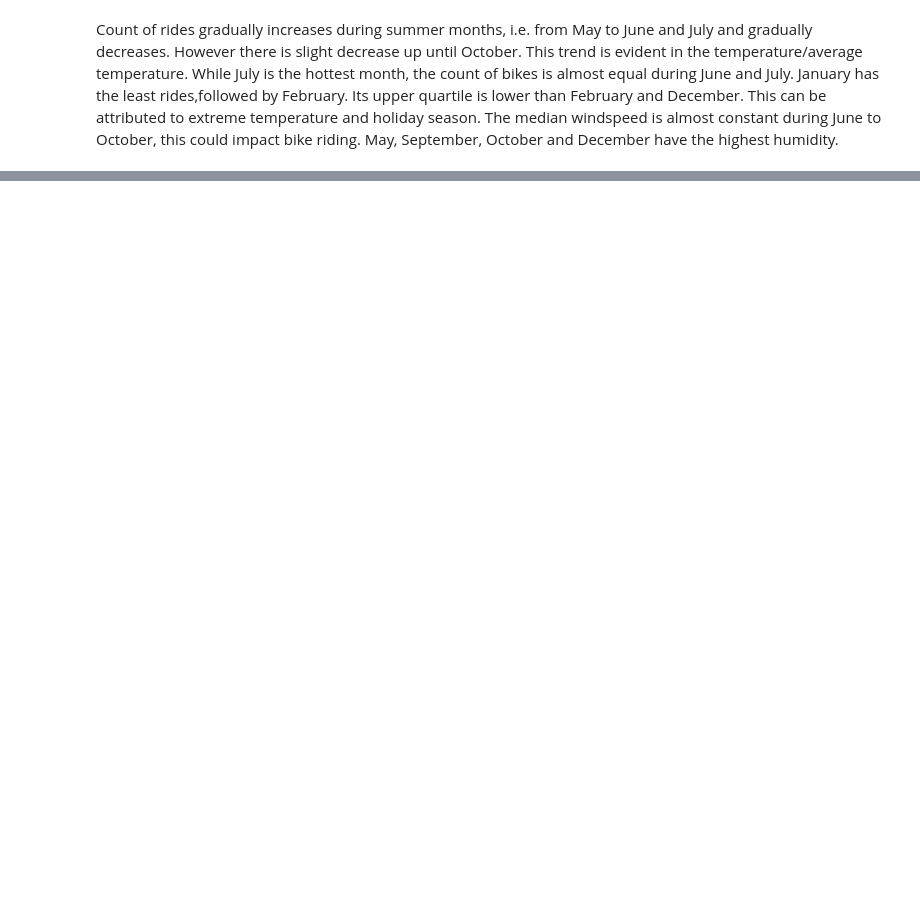
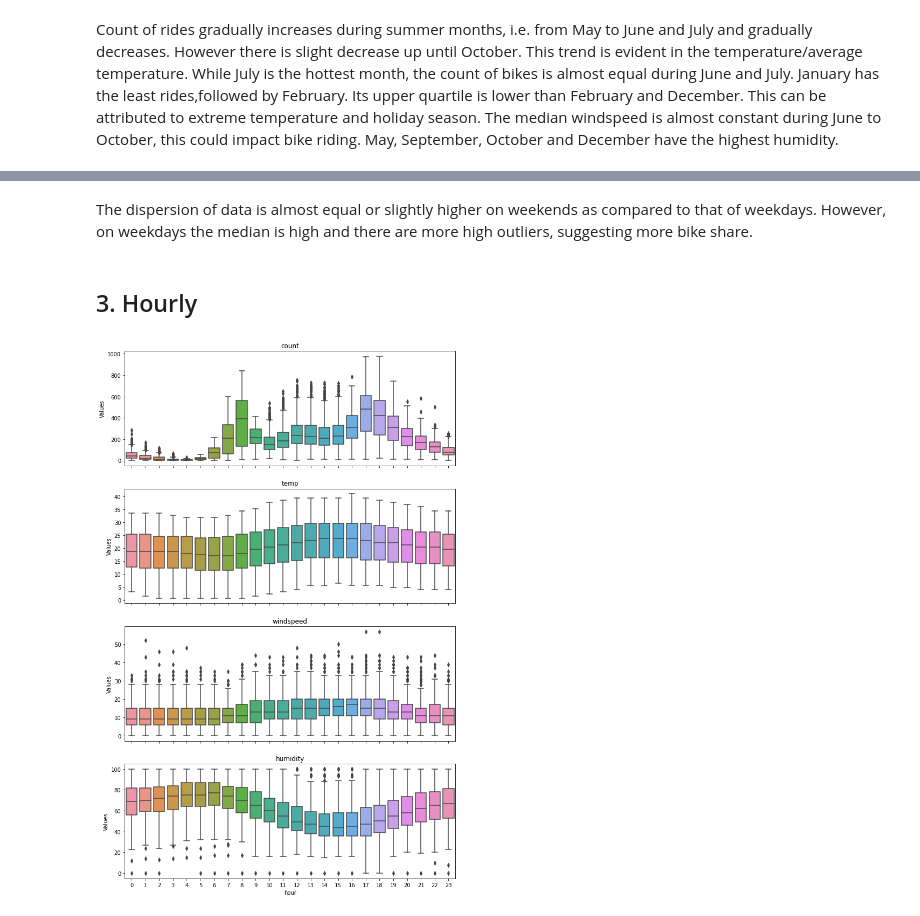
Before and after one commit to Harmeet2504/timeseries, a Jupyter notebook: Bike_share_analysis/bike_timeseries_EDA.ipynb, the cells around one changed output, grey strips where cells are left out. Drawn from its saved outputs; the diff is of its cells as text; code cells hidden in the pictures; blank space fills up the shorter version.

```diff
--- a/Bike_share_analysis/bike_timeseries_EDA.ipynb
+++ b/Bike_share_analysis/bike_timeseries_EDA.ipynb
@@ -148,0 +173,16 @@ The median windspeed is almost constant during June to October, this could impac
+# %% [markdown]
+The dispersion of data is almost equal or slightly higher on weekends as compared to that of weekdays. However, on weekdays the median is high and there are more high outliers, suggesting more bike share.
+# %% [markdown]
+## 3. Hourly
+# %%
+#For hourly analysis, it makes sense to take temp
+fig, axes = plt.subplots(4, 1, figsize=(11, 18), sharex=True)
+for name, ax in zip(["count", "temp", "windspeed", "humidity"], axes):
+    sns.boxplot(data=data, x='hour', y=name, ax=ax)
+    ax.set_ylabel('Values')
+    ax.set_title(name)
+# Remove the automatic x-axis label from all but the bottom subplot
+    if ax != axes[-1]:
+        ax.set_xlabel('')
+# %% [output]
+[figure, added]
```
Also changed, not shown: parts of 13 cells of this notebook.
